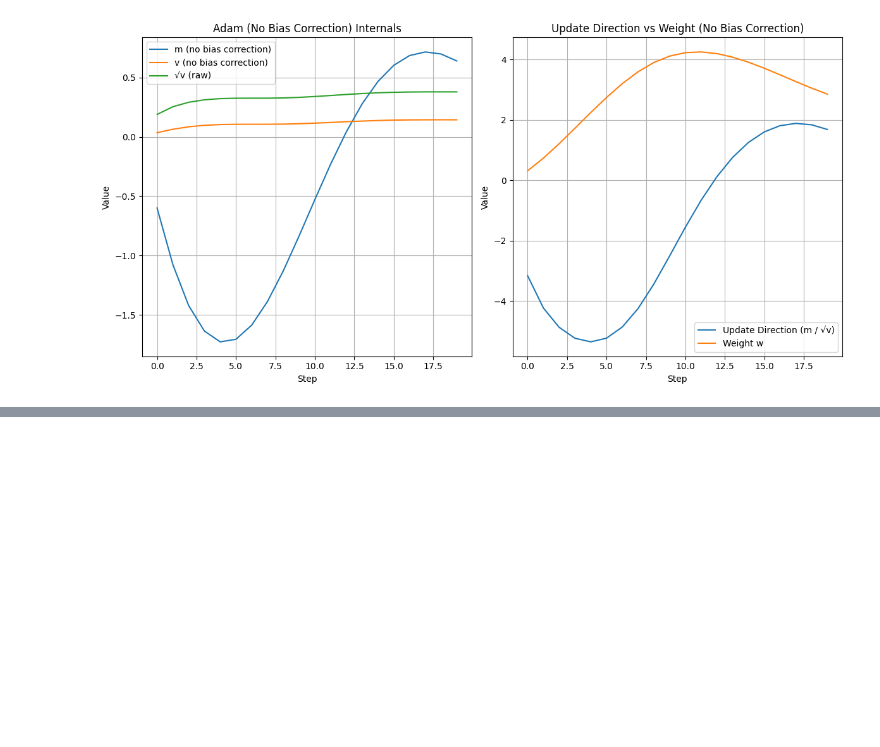
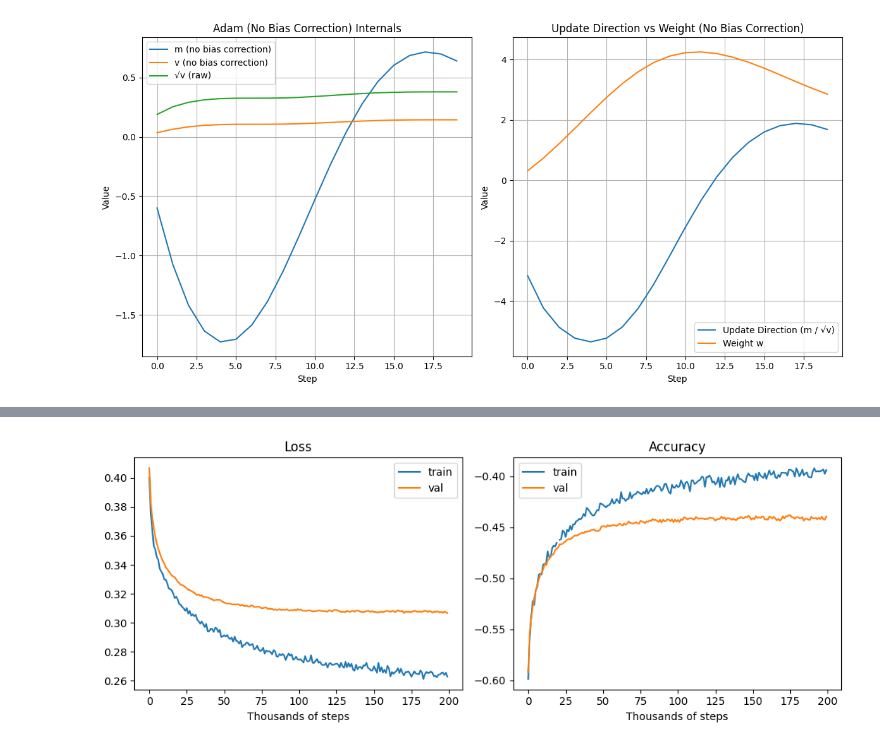
Before and after one commit to dominiksakic/zero_to_hero, a Jupyter notebook: adv_02_adam.ipynb, the cells around one changed output, grey strips where cells are left out. Cells and saved outputs as stored; diff of their text form; code cells hidden in the pictures; blank space fills up the shorter version.

Commit message:
feat: finish training with admaw.

```diff
--- a/adv_02_adam.ipynb
+++ b/adv_02_adam.ipynb
@@ -658,0 +781,4 @@ Step 20 | w = 2.8563 | loss = 0.0031
+# %%
+parameters = list(model.parameters())
+optimizer = torch.optim.AdamW(parameters, lr=1e-03)
+print(f"Parameters: {sum((p.nelement() for p in parameters))}")
@@ -658,0 +876,43 @@ Step 20 | w = 2.8563 | loss = 0.0031
+# %%
+# convert to tensors
+tr_loss_t = torch.tensor(tr_loss_his)
+dev_loss_t = torch.tensor(dev_loss_his)
+tr_acc_t  = torch.tensor(tr_acc_his)
+dev_acc_t = torch.tensor(dev_acc_his)
+# %%
+chunk = 1000
+tr_loss_smooth = tr_loss_t.view(-1, chunk).mean(1)
+dev_loss_smooth = dev_loss_t.view(-1, chunk).mean(1)
+tr_acc_smooth = tr_acc_t.view(-1, chunk).mean(1)
+dev_acc_smooth = dev_acc_t.view(-1, chunk).mean(1)
+train_ent = torch.tensor(train_entropy_his).view(-1, 1000).mean(1)
+val_ent = torch.tensor(dev_entropy_his).view(-1, 1000).mean(1)
+
+# plot
+plt.figure(figsize=(15, 4))
+
+plt.subplot(1, 3, 1)
+plt.plot(tr_loss_smooth, label='train')
+plt.plot(dev_loss_smooth, label='val')
+plt.title('Loss')
+plt.xlabel('Thousands of steps')
+plt.legend()
+
+plt.subplot(1, 3, 2)
+plt.plot(tr_acc_smooth, label='train')
+plt.plot(dev_acc_smooth, label='val')
+plt.title('Accuracy')
+plt.xlabel('Thousands of steps')
+plt.legend()
+
+plt.subplot(1,3,3)
+plt.plot(train_ent, label='train')
+plt.plot(val_ent, label='val')
+plt.title('Entropy of Output Distribution')
+plt.xlabel('Thousands of steps')
+plt.ylabel('Entropy (nats)')
+
+plt.tight_layout()
+plt.show()
+# %% [output]
+[figure, added]
```
Also changed, not shown: parts of 10 cells of this notebook.
